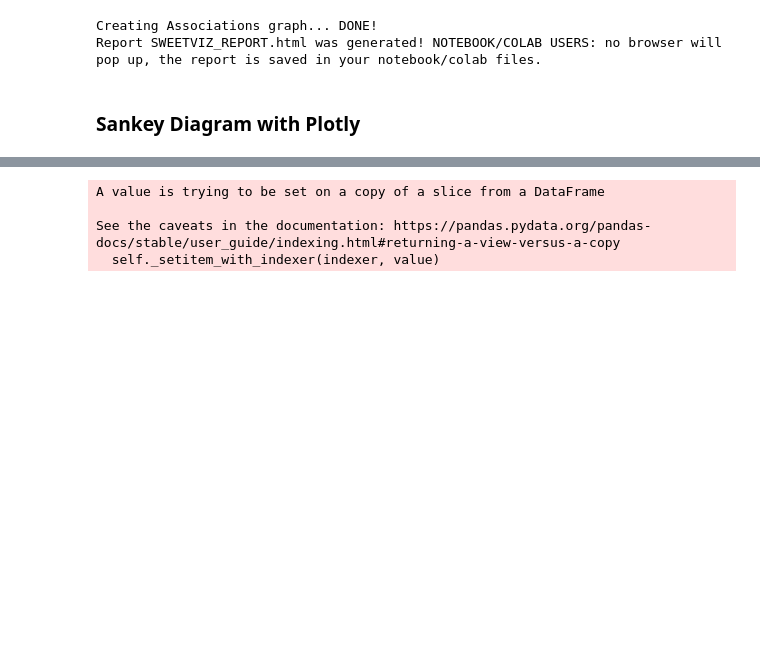
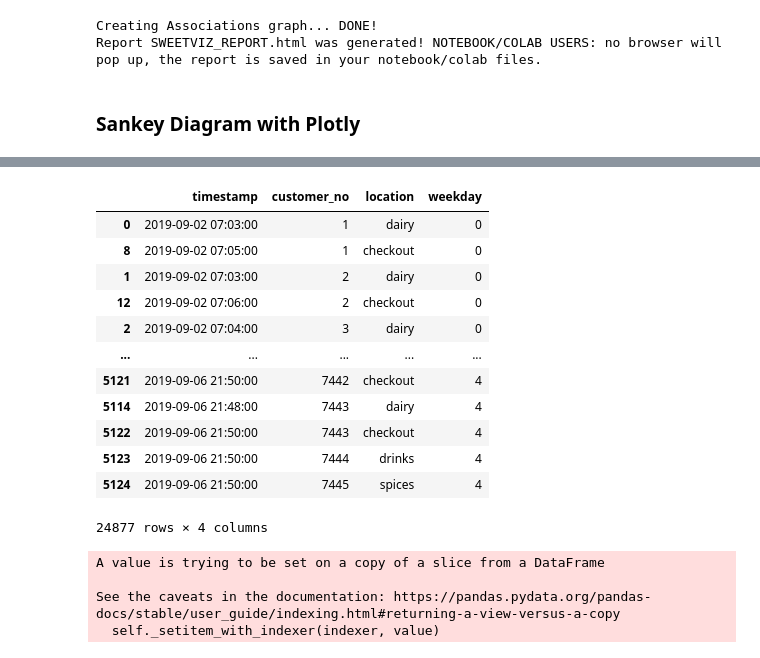
Before and after one commit to Basmatz/Spiced-bootcamp, a Jupyter notebook: Week_08/EDA.ipynb, the cells around one changed output, grey strips where cells are left out. Cells and saved outputs as stored; diff of their text form; code cells hidden in the pictures; blank space fills up the shorter version.

```diff
--- a/Week_08/EDA.ipynb
+++ b/Week_08/EDA.ipynb
@@ -290,4 +299,21 @@ df2["weekday"] = df2["timestamp"].dt.dayofweek
 for i in range(1,5):
     df2.loc[df2["weekday"] == i, "customer_no"] += df2.loc[df2["weekday"] == i-1]["customer_no"].max()
+# %%
+df2 = df2.sort_values(by=["customer_no", "timestamp"], axis=0)
+df2
+# %% [output]
+|  | timestamp | customer_no | location | weekday |
+| 0 | 2019-09-02 07:03:00 | 1 | dairy | 0 |
+| 8 | 2019-09-02 07:05:00 | 1 | checkout | 0 |
+| 1 | 2019-09-02 07:03:00 | 2 | dairy | 0 |
+| 12 | 2019-09-02 07:06:00 | 2 | checkout | 0 |
+| 2 | 2019-09-02 07:04:00 | 3 | dairy | 0 |
+| ... | ... | ... | ... | ... |
+| 5121 | 2019-09-06 21:50:00 | 7442 | checkout | 4 |
+| 5114 | 2019-09-06 21:48:00 | 7443 | dairy | 4 |
+| 5122 | 2019-09-06 21:50:00 | 7443 | checkout | 4 |
+| 5123 | 2019-09-06 21:50:00 | 7444 | drinks | 4 |
+| 5124 | 2019-09-06 21:50:00 | 7445 | spices | 4 |
+24877 rows × 4 columns
 # %%
 df2.drop(["weekday", "timestamp"], axis=1, inplace=True)
```
Also changed, not shown: parts of 22 cells of this notebook, 2 other files.
